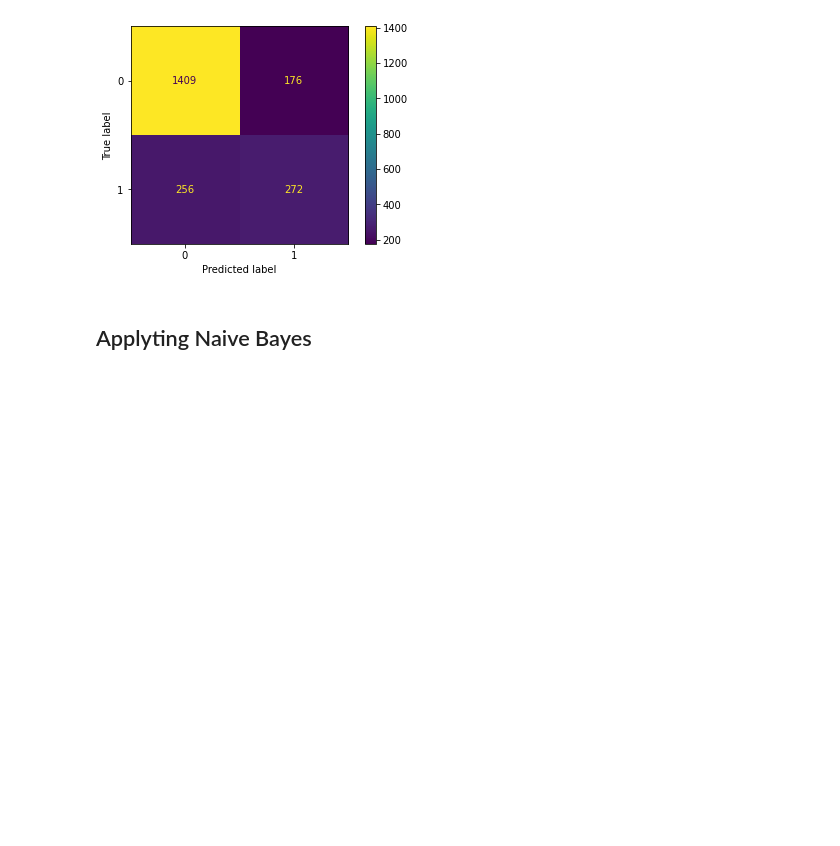
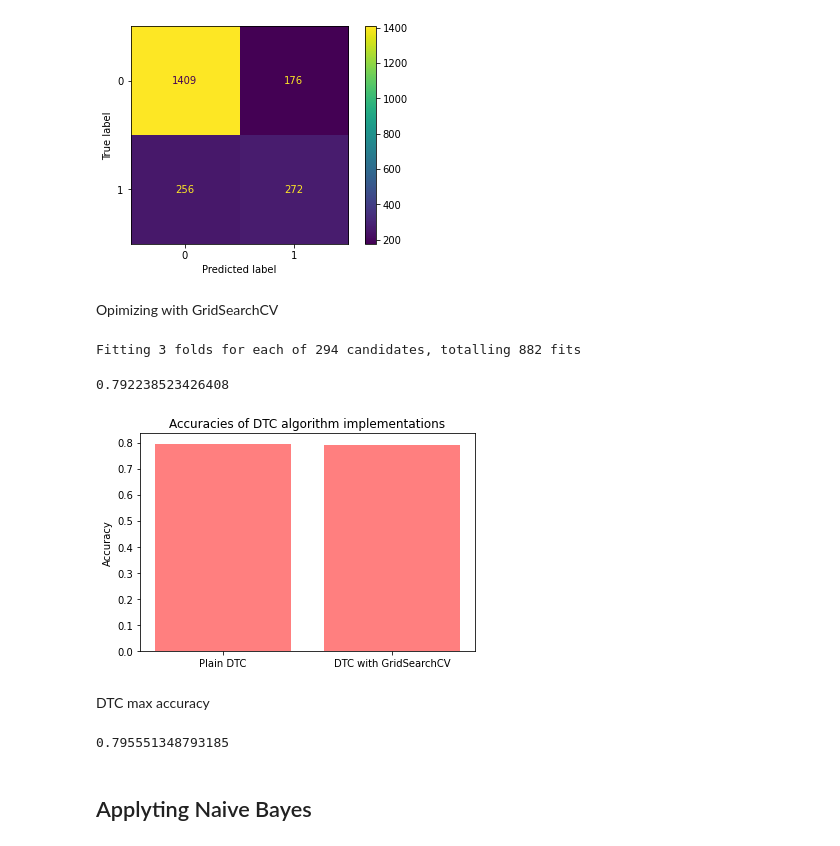
Before and after one commit to kurumkan/ml-classes, a Jupyter notebook: freecodecamp/Telco Customer Churn.ipynb, the cells around one changed output. Saved outputs shown, nothing was run; the diff lists cells and outputs as text; code cells hidden in the pictures; blank space fills up the shorter version.

```diff
--- a/freecodecamp/Telco Customer Churn.ipynb
+++ b/freecodecamp/Telco Customer Churn.ipynb
@@ -303,14 +340,14 @@ plt.show()
 # %% [markdown]
 Max score
 # %%
-dtc_accuracy = max(acc_scores[:-1])
-dtc_accuracy
+dtc_accuracy_plain = max(acc_scores[:-1])
+dtc_accuracy_plain
 # %% [output]
 0.795551348793185
 # %% [markdown]
 Best alpha
 # %%
-best_alpha = ccp_alphas[acc_scores.index(dtc_accuracy)]
+best_alpha = ccp_alphas[acc_scores.index(dtc_accuracy_plain)]
 best_alpha
 # %% [output]
 0.0004946597238686492
@@ -323,6 +360,36 @@ plot_confusion_matrix(clf, test_inputs, test_classes)
 plt.show()
 # %% [output]
 [figure]
+# %% [markdown]
+Opimizing with GridSearchCV
+# %%
+params = {'max_leaf_nodes': list(range(2, 100)), 'min_samples_split': [2, 3, 4]}
+clf = GridSearchCV(DecisionTreeClassifier(random_state=0), params, verbose=1, cv=3)
+clf.fit(train_inputs, train_classes)
+dtc_accuracy_optimized = accuracy_score(test_classes, clf.predict(test_inputs))
+dtc_accuracy_optimized
+# %% [output]
+Fitting 3 folds for each of 294 candidates, totalling 882 fits
+0.792238523426408
+# %%
+objects = ('Plain DTC', 'DTC with GridSearchCV')
+y_pos = np.arange(len(objects))
+performance = [dtc_accuracy_plain, dtc_accuracy_optimized]
+
+plt.bar(y_pos, performance, align='center', alpha=0.5, color = 'red')
+plt.xticks(y_pos, objects)
+plt.ylabel('Accuracy')
+plt.title('Accuracies of DTC algorithm implementations')
+plt.show()
+# %% [output]
+[figure, added]
+# %% [markdown]
+DTC max accuracy
+# %%
+dtc_accuracy=max([dtc_accuracy_optimized, dtc_accuracy_plain])
+dtc_accuracy
+# %% [output]
+0.795551348793185
 # %% [markdown]
 ## Applyting Naive Bayes
 # %%
```
Also changed, not shown: parts of 13 cells of this notebook.
